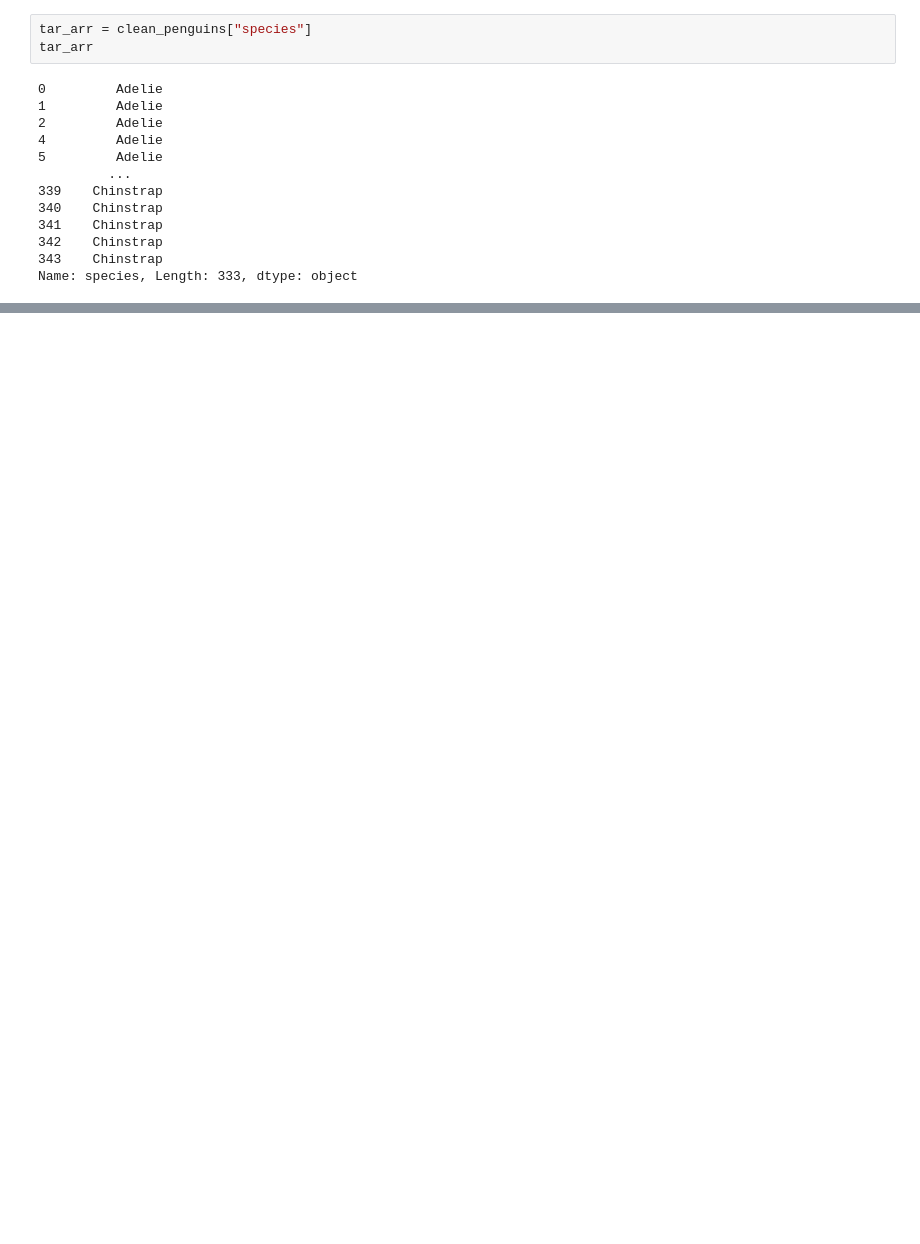
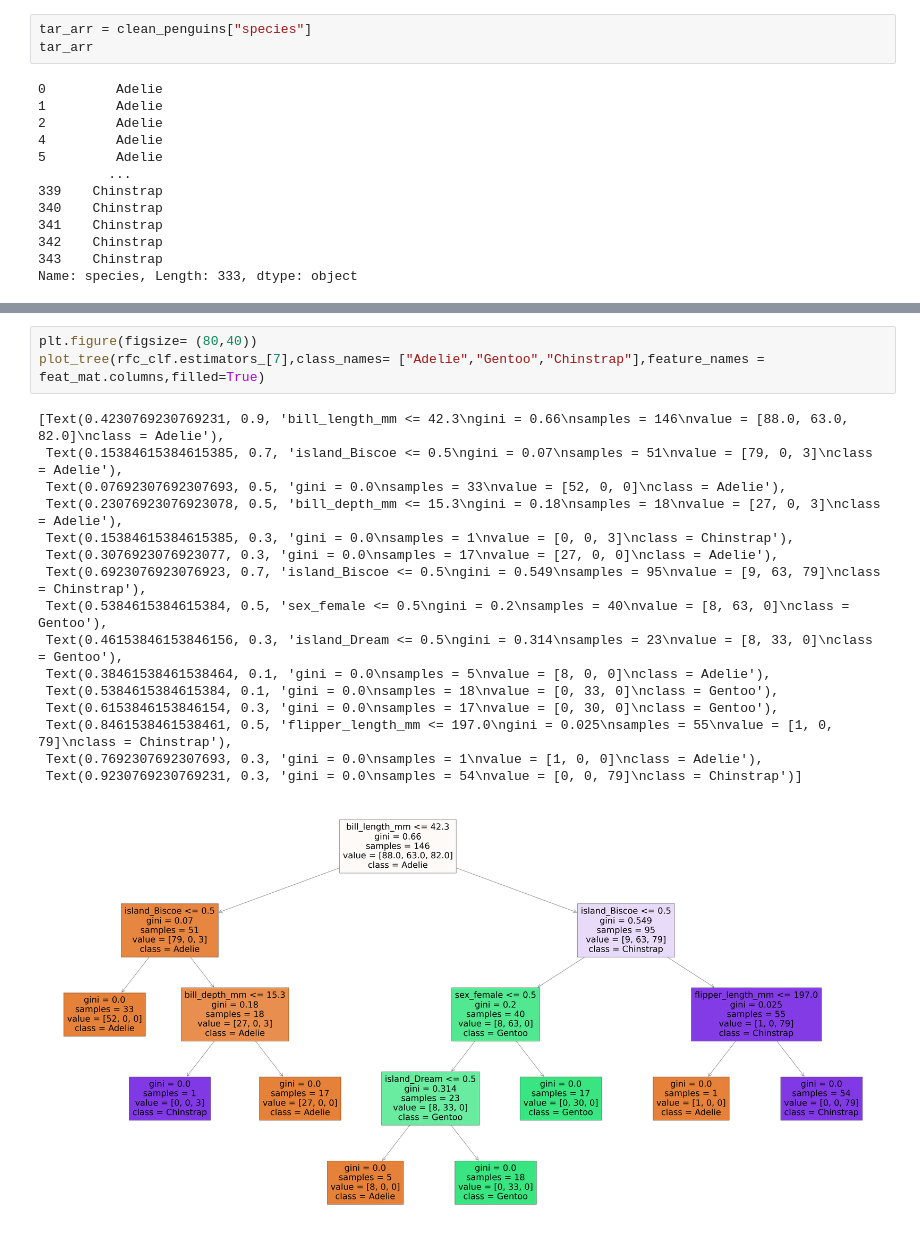
Before and after one commit to tiffanyle1302/PalmersPenguinAnalysis, a Jupyter notebook: Penguin.ipynb, the cells around one changed output, grey strips where cells are left out. Cells and saved outputs as stored; diff of their text form; blank space fills up the shorter version.

```diff
--- a/Penguin.ipynb
+++ b/Penguin.ipynb
@@ -271,0 +473,20 @@ Name: species, Length: 333, dtype: object
+# %%
+plt.figure(figsize= (80,40))
+plot_tree(rfc_clf.estimators_[7],class_names= ["Adelie","Gentoo","Chinstrap"],feature_names = feat_mat.columns,filled=True)
+# %% [output]
+[Text(0.4230769230769231, 0.9, 'bill_length_mm <= 42.3\ngini = 0.66\nsamples = 146\nvalue = [88.0, 63.0, 82.0]\nclass = Adelie'),
+ Text(0.15384615384615385, 0.7, 'island_Biscoe <= 0.5\ngini = 0.07\nsamples = 51\nvalue = [79, 0, 3]\nclass = Adelie'),
+ Text(0.07692307692307693, 0.5, 'gini = 0.0\nsamples = 33\nvalue = [52, 0, 0]\nclass = Adelie'),
+ Text(0.23076923076923078, 0.5, 'bill_depth_mm <= 15.3\ngini = 0.18\nsamples = 18\nvalue = [27, 0, 3]\nclass = Adelie'),
+ Text(0.15384615384615385, 0.3, 'gini = 0.0\nsamples = 1\nvalue = [0, 0, 3]\nclass = Chinstrap'),
+ Text(0.3076923076923077, 0.3, 'gini = 0.0\nsamples = 17\nvalue = [27, 0, 0]\nclass = Adelie'),
+ Text(0.6923076923076923, 0.7, 'island_Biscoe <= 0.5\ngini = 0.549\nsamples = 95\nvalue = [9, 63, 79]\nclass = Chinstrap'),
+ Text(0.5384615384615384, 0.5, 'sex_female <= 0.5\ngini = 0.2\nsamples = 40\nvalue = [8, 63, 0]\nclass = Gentoo'),
+ Text(0.46153846153846156, 0.3, 'island_Dream <= 0.5\ngini = 0.314\nsamples = 23\nvalue = [8, 33, 0]\nclass = Gentoo'),
+ Text(0.38461538461538464, 0.1, 'gini = 0.0\nsamples = 5\nvalue = [8, 0, 0]\nclass = Adelie'),
+ Text(0.5384615384615384, 0.1, 'gini = 0.0\nsamples = 18\nvalue = [0, 33, 0]\nclass = Gentoo'),
+ Text(0.6153846153846154, 0.3, 'gini = 0.0\nsamples = 17\nvalue = [0, 30, 0]\nclass = Gentoo'),
+ Text(0.8461538461538461, 0.5, 'flipper_length_mm <= 197.0\ngini = 0.025\nsamples = 55\nvalue = [1, 0, 79]\nclass = Chinstrap'),
+ Text(0.7692307692307693, 0.3, 'gini = 0.0\nsamples = 1\nvalue = [1, 0, 0]\nclass = Adelie'),
+ Text(0.9230769230769231, 0.3, 'gini = 0.0\nsamples = 54\nvalue = [0, 0, 79]\nclass = Chinstrap')]
+[figure, added]
```
Also changed, not shown: parts of 29 cells of this notebook.
